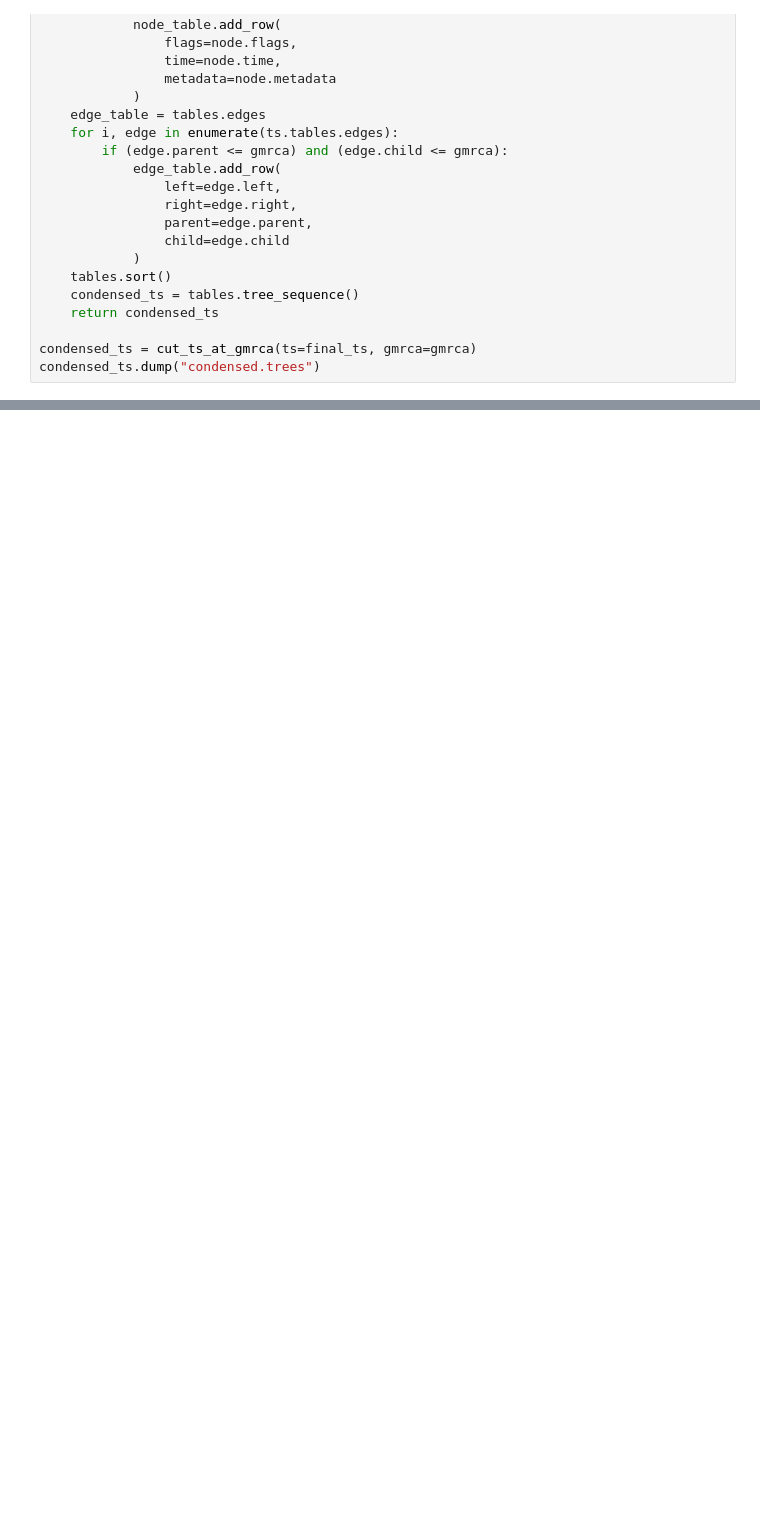
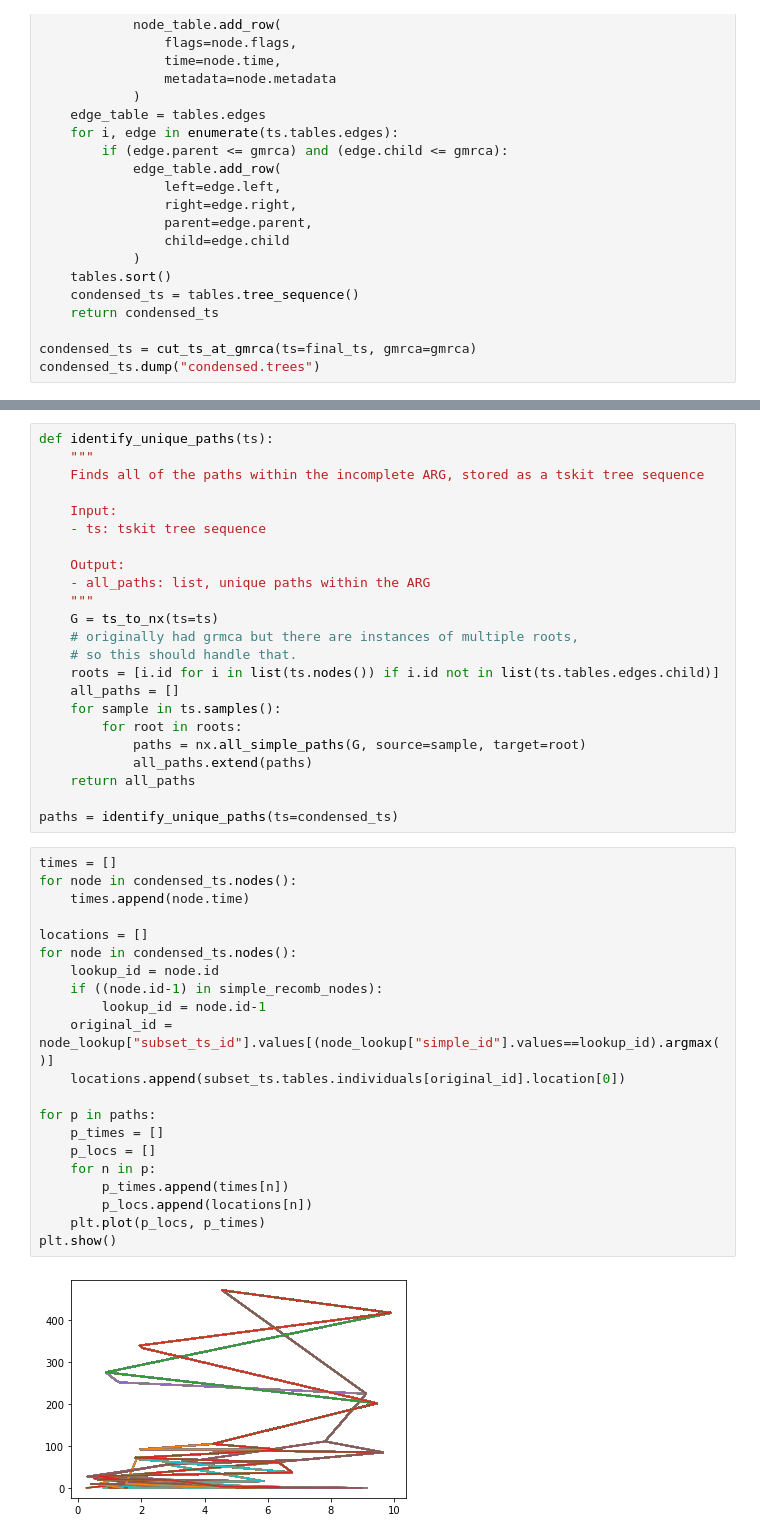
Before and after one commit to osmond-lab/sparg, a Jupyter notebook: ARGweaver/slim/slim_to_simplified_arg.ipynb, the cells around one changed output, grey strips where cells are left out. Cells and saved outputs as stored; diff of their text form; blank space fills up the shorter version.

```diff
--- a/ARGweaver/slim/slim_to_simplified_arg.ipynb
+++ b/ARGweaver/slim/slim_to_simplified_arg.ipynb
@@ -273,0 +435,46 @@ condensed_ts.dump("condensed.trees")
+# %%
+def identify_unique_paths(ts):
+    """
+    Finds all of the paths within the incomplete ARG, stored as a tskit tree sequence
+
+    Input:
+    - ts: tskit tree sequence
+
+    Output:
+    - all_paths: list, unique paths within the ARG
+    """
+    G = ts_to_nx(ts=ts)
+    # originally had grmca but there are instances of multiple roots,
+    # so this should handle that.
+    roots = [i.id for i in list(ts.nodes()) if i.id not in list(ts.tables.edges.child)]
+    all_paths = []
+    for sample in ts.samples():
+        for root in roots:
+            paths = nx.all_simple_paths(G, source=sample, target=root)
+            all_paths.extend(paths)
+    return all_paths
+
+paths = identify_unique_paths(ts=condensed_ts)
+# %%
+times = []
+for node in condensed_ts.nodes():
+    times.append(node.time)
+
+locations = []
+for node in condensed_ts.nodes():
+    lookup_id = node.id
+    if ((node.id-1) in simple_recomb_nodes):
+        lookup_id = node.id-1
+    original_id = node_lookup["subset_ts_id"].values[(node_lookup["simple_id"].values==lookup_id).argmax()]
+    locations.append(subset_ts.tables.individuals[original_id].location[0])
+
+for p in paths:
+    p_times = []
+    p_locs = []
+    for n in p:
+        p_times.append(times[n])
+        p_locs.append(locations[n])
+    plt.plot(p_locs, p_times)
+plt.show()
+# %% [output]
+[figure, added]
```
Also changed, not shown: parts of 22 cells of this notebook, 7 other files.
